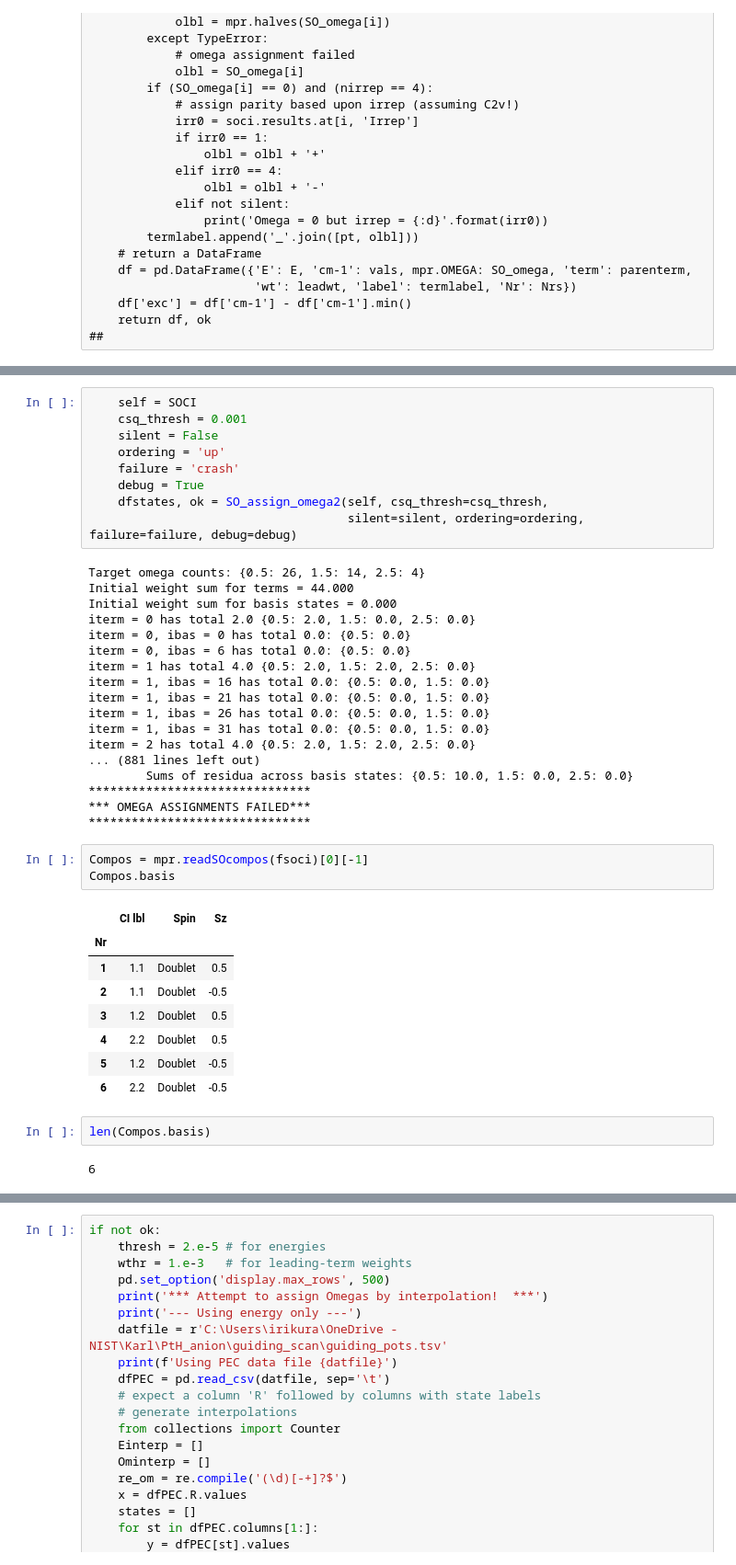
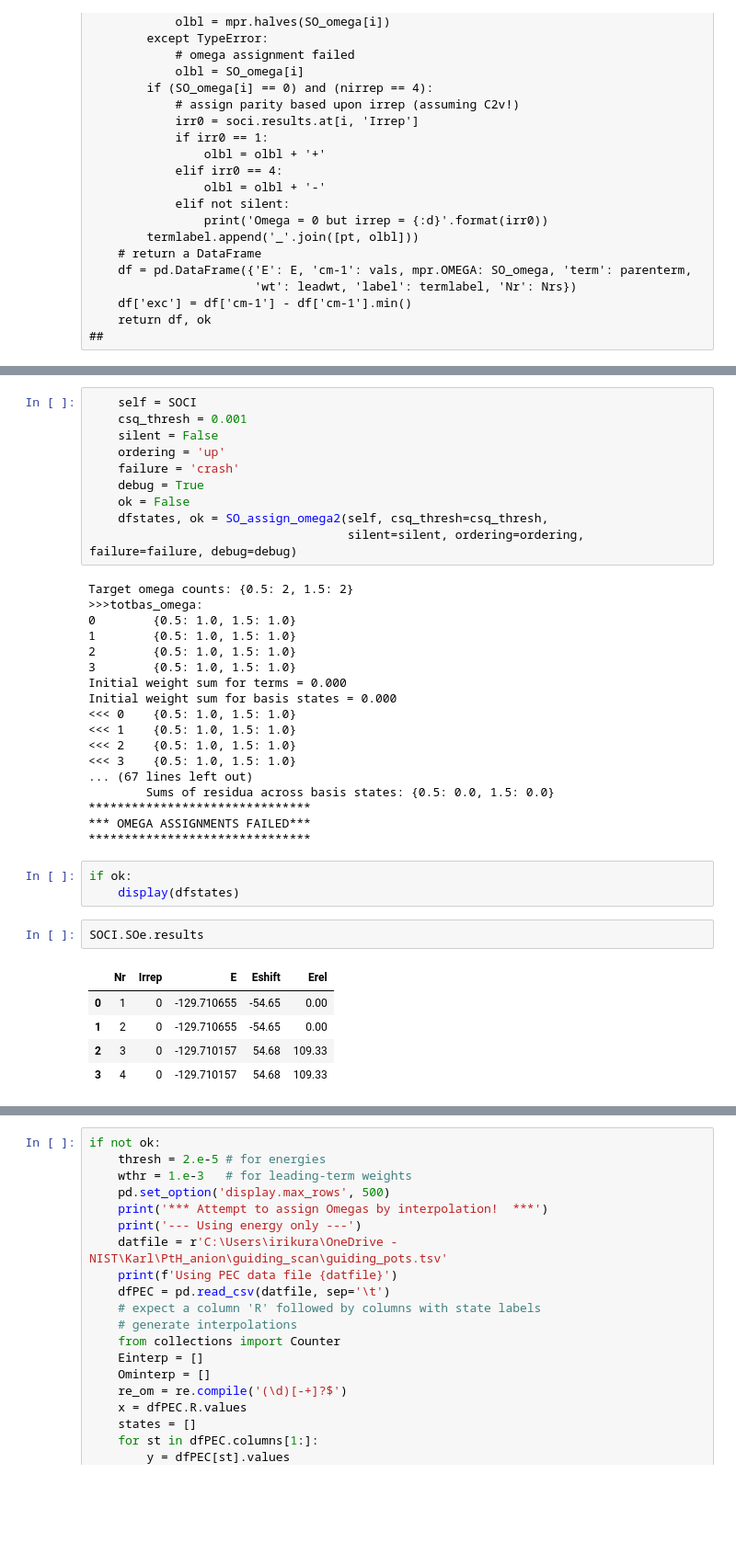
Before and after one commit to kkinist/diatomic_SOC, a Jupyter notebook: SOCI_assign_with_props_c2v.ipynb, the cells around one changed output, grey strips where cells are left out. Shown at 92% size. Saved outputs shown, nothing was run; the diff lists cells and outputs as text; blank space fills up the shorter version.

```diff
--- a/SOCI_assign_with_props_c2v.ipynb
+++ b/SOCI_assign_with_props_c2v.ipynb
@@ -855,39 +839,35 @@ def SO_assign_omega2(SOCI, csq_thresh=0.001, silent=False,
     ordering = 'up'
     failure = 'crash'
     debug = True
+    ok = False
     dfstates, ok = SO_assign_omega2(self, csq_thresh=csq_thresh,
                                     silent=silent, ordering=ordering, failure=failure, debug=debug)
 # %% [output]
-Target omega counts: {0.5: 26, 1.5: 14, 2.5: 4}
-Initial weight sum for terms = 44.000
+Target omega counts: {0.5: 2, 1.5: 2}
+>>>totbas_omega:
+0        {0.5: 1.0, 1.5: 1.0}
+1        {0.5: 1.0, 1.5: 1.0}
+2        {0.5: 1.0, 1.5: 1.0}
+3        {0.5: 1.0, 1.5: 1.0}
+Initial weight sum for terms = 0.000
 Initial weight sum for basis states = 0.000
-iterm = 0 has total 2.0 {0.5: 2.0, 1.5: 0.0, 2.5: 0.0}
-iterm = 0, ibas = 0 has total 0.0: {0.5: 0.0}
-iterm = 0, ibas = 6 has total 0.0: {0.5: 0.0}
-iterm = 1 has total 4.0 {0.5: 2.0, 1.5: 2.0, 2.5: 0.0}
-iterm = 1, ibas = 16 has total 0.0: {0.5: 0.0, 1.5: 0.0}
-iterm = 1, ibas = 21 has total 0.0: {0.5: 0.0, 1.5: 0.0}
-iterm = 1, ibas = 26 has total 0.0: {0.5: 0.0, 1.5: 0.0}
-iterm = 1, ibas = 31 has total 0.0: {0.5: 0.0, 1.5: 0.0}
-iterm = 2 has total 4.0 {0.5: 2.0, 1.5: 2.0, 2.5: 0.0}
-... (881 lines left out)
-        Sums of residua across basis states: {0.5: 10.0, 1.5: 0.0, 2.5: 0.0}
+<<< 0    {0.5: 1.0, 1.5: 1.0}
+<<< 1    {0.5: 1.0, 1.5: 1.0}
+<<< 2    {0.5: 1.0, 1.5: 1.0}
+<<< 3    {0.5: 1.0, 1.5: 1.0}
+... (67 lines left out)
+        Sums of residua across basis states: {0.5: 0.0, 1.5: 0.0}
 *******************************
 *** OMEGA ASSIGNMENTS FAILED***
 *******************************
-# %%
-Compos = mpr.readSOcompos(fsoci)[0][-1]
-Compos.basis
-# %% [output]
-|  | CI lbl | Spin | Sz |
-| Nr |  |  |  |
-| 1 | 1.1 | Doublet | 0.5 |
-| 2 | 1.1 | Doublet | -0.5 |
-| 3 | 1.2 | Doublet | 0.5 |
-| 4 | 2.2 | Doublet | 0.5 |
-| 5 | 1.2 | Doublet | -0.5 |
-| 6 | 2.2 | Doublet | -0.5 |
-# %%
-len(Compos.basis)
-# %% [output]
-6
+# %%
+if ok:
+    display(dfstates)
+# %%
+SOCI.SOe.results
+# %% [output]
+|  | Nr | Irrep | E | Eshift | Erel |
+| 0 | 1 | 0 | -129.710655 | -54.65 | 0.00 |
+| 1 | 2 | 0 | -129.710655 | -54.65 | 0.00 |
+| 2 | 3 | 0 | -129.710157 | 54.68 | 109.33 |
+| 3 | 4 | 0 | -129.710157 | 54.68 | 109.33 |
```
Also changed, not shown: parts of 21 cells of this notebook.
